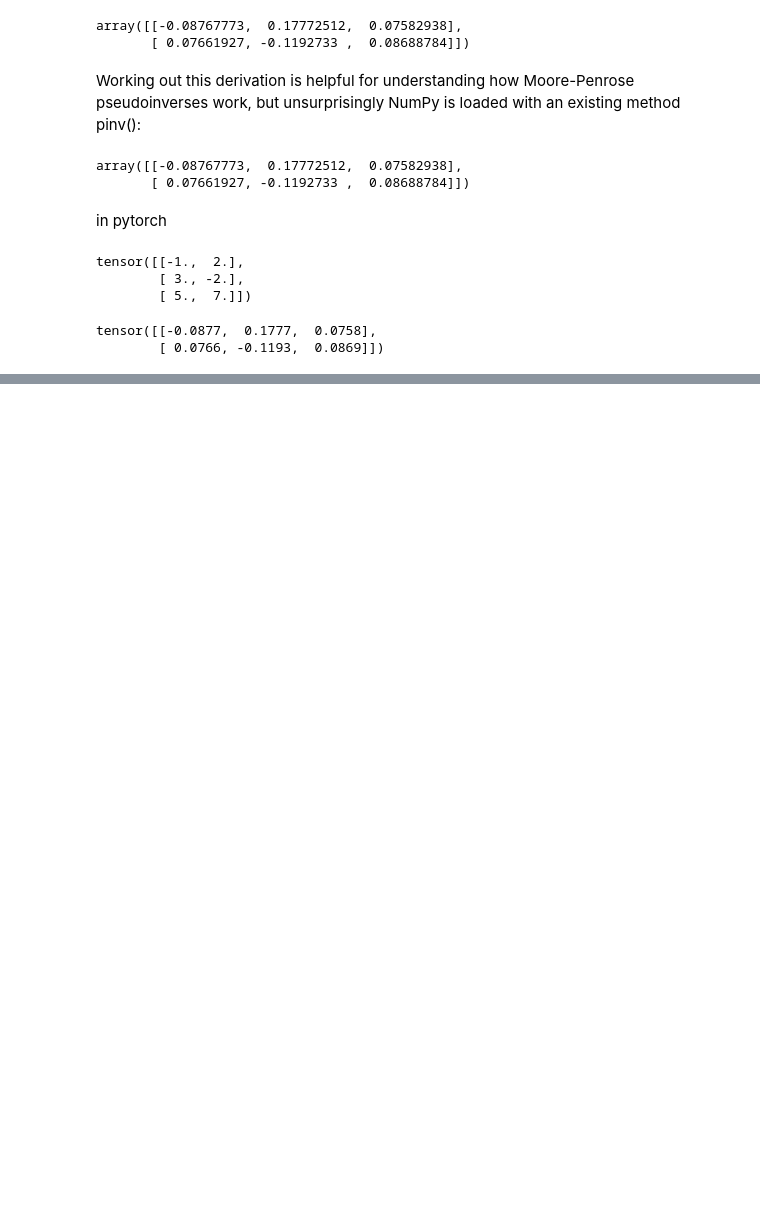
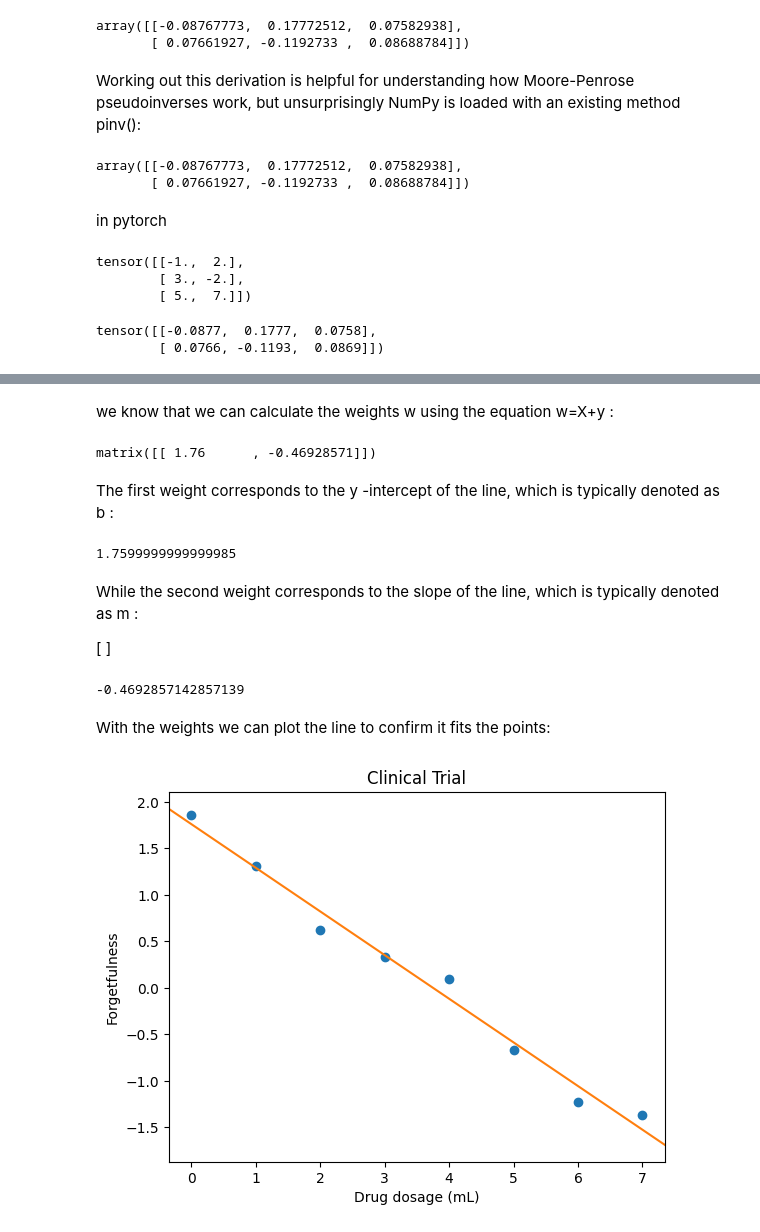
Before and after one commit to gungun2233/maths-for-ml, a Jupyter notebook: Pseudoinverse.ipynb, the cells around one changed output, grey strips where cells are left out. Drawn from its saved outputs; the diff is of its cells as text; code cells hidden in the pictures; blank space fills up the shorter version.

```diff
--- a/Pseudoinverse.ipynb
+++ b/Pseudoinverse.ipynb
@@ -100,0 +131,3 @@ tensor([[-0.0877,  0.1777,  0.0758],
+# %%
+X = np.concatenate((np.matrix(x0).T, np.matrix(x1).T), axis=1)
+X
@@ -100,0 +143,42 @@ tensor([[-0.0877,  0.1777,  0.0758],
+# %% [markdown]
+we know that we can calculate the weights  w  using the equation  w=X+y :
+# %%
+w = np.dot(np.linalg.pinv(X), y)
+w
+# %% [output]
+matrix([[ 1.76      , -0.46928571]])
+# %% [markdown]
+The first weight corresponds to the  y -intercept of the line, which is typically denoted as  b :
+# %%
+b = np.asarray(w).reshape(-1)[0]
+b
+# %% [output]
+1.7599999999999985
+# %% [markdown]
+While the second weight corresponds to the slope of the line, which is typically denoted as  m :
+
+[ ]
+# %%
+m = np.asarray(w).reshape(-1)[1]
+m
+# %% [output]
+-0.4692857142857139
+# %% [markdown]
+With the weights we can plot the line to confirm it fits the points:
+# %%
+fig, ax = plt.subplots()
+
+plt.title(title)
+plt.xlabel(xlabel)
+plt.ylabel(ylabel)
+
+ax.scatter(x1, y)
+
+x_min, x_max = ax.get_xlim()
+y_at_xmin = m*x_min + b
+y_at_xmax = m*x_max + b
+
+ax.set_xlim([x_min, x_max])
+_ = ax.plot([x_min, x_max], [y_at_xmin, y_at_xmax], c='C01')
+# %% [output]
+[figure, added]
```
Also changed, not shown: parts of 9 cells of this notebook.
